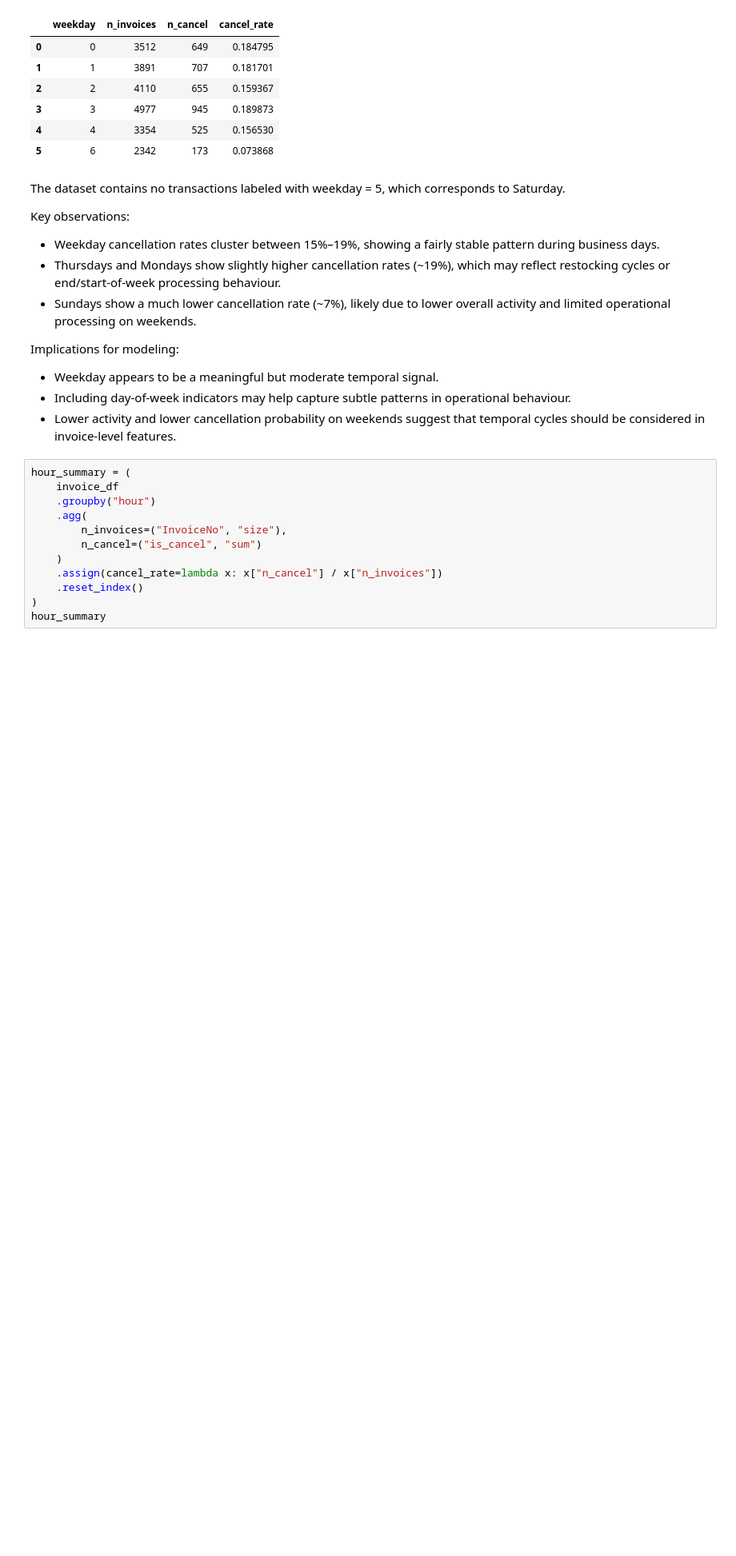
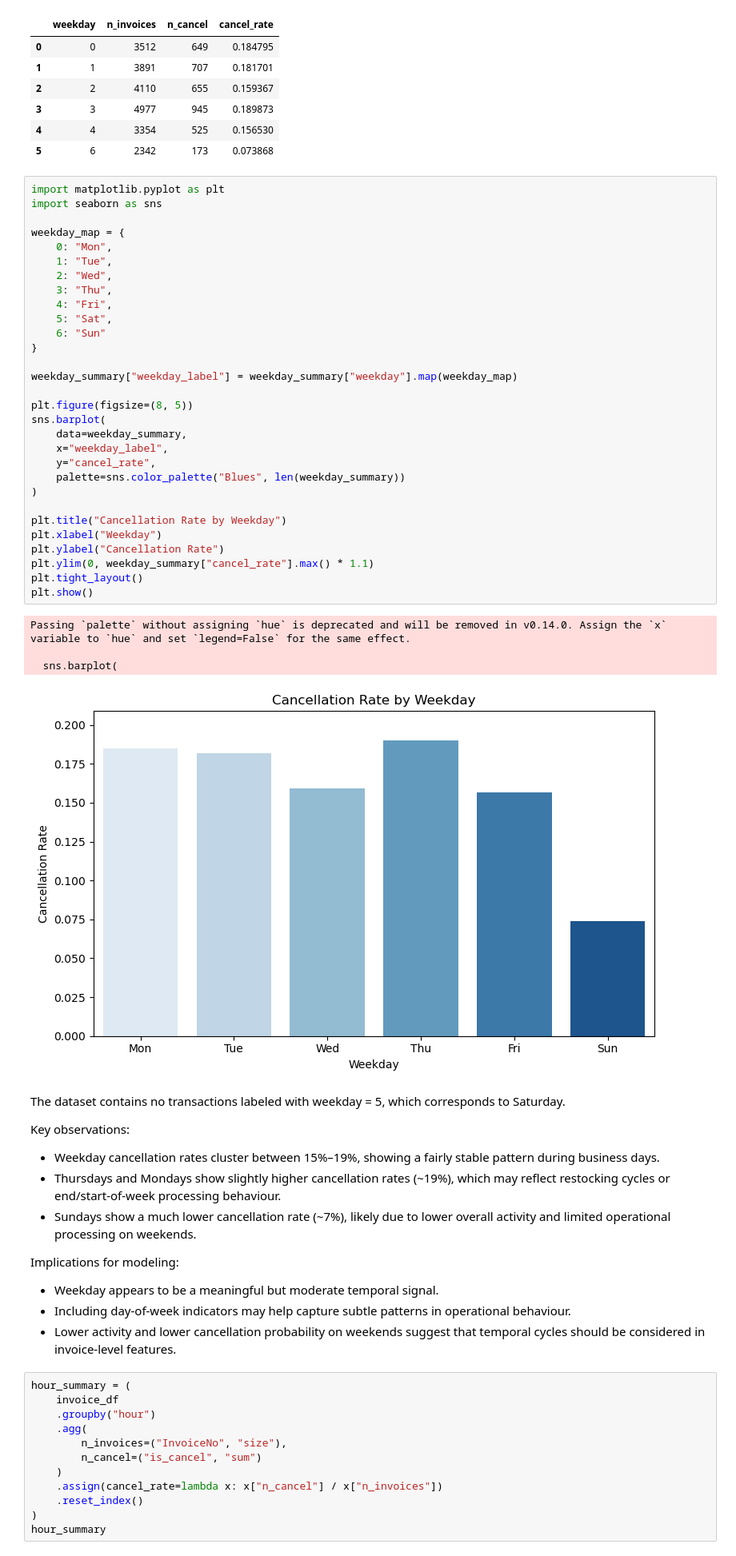
Before and after one commit to jz024/online_retail, a Jupyter notebook: final_project_ver3.ipynb, the cells around one changed output. Shown at 80% size. Drawn from its saved outputs; the diff is of its cells as text; blank space fills up the shorter version.

```diff
--- a/final_project_ver3.ipynb
+++ b/final_project_ver3.ipynb
@@ -559,6 +598,41 @@ weekday_summary
 | 3 | 3 | 4977 | 945 | 0.189873 |
 | 4 | 4 | 3354 | 525 | 0.156530 |
 | 5 | 6 | 2342 | 173 | 0.073868 |
+# %%
+import matplotlib.pyplot as plt
+import seaborn as sns
+
+weekday_map = {
+    0: "Mon",
+    1: "Tue",
+    2: "Wed",
+    3: "Thu",
+    4: "Fri",
+    5: "Sat",
+    6: "Sun"
+}
+
+weekday_summary["weekday_label"] = weekday_summary["weekday"].map(weekday_map)
+
+plt.figure(figsize=(8, 5))
+sns.barplot(
+    data=weekday_summary,
+    x="weekday_label",
+    y="cancel_rate",
+    palette=sns.color_palette("Blues", len(weekday_summary))
+)
+
+plt.title("Cancellation Rate by Weekday")
+plt.xlabel("Weekday")
+plt.ylabel("Cancellation Rate")
+plt.ylim(0, weekday_summary["cancel_rate"].max() * 1.1)
+plt.tight_layout()
+plt.show()
+# %% [output]
+Passing `palette` without assigning `hue` is deprecated and will be removed in v0.14.0. Assign the `x` variable to `hue` and set `legend=False` for the same effect.
+
+  sns.barplot(
+[figure, added]
 # %% [markdown]
 The dataset contains no transactions labeled with weekday = 5, which corresponds to Saturday.
 
```
Also changed, not shown: parts of 25 cells of this notebook.
